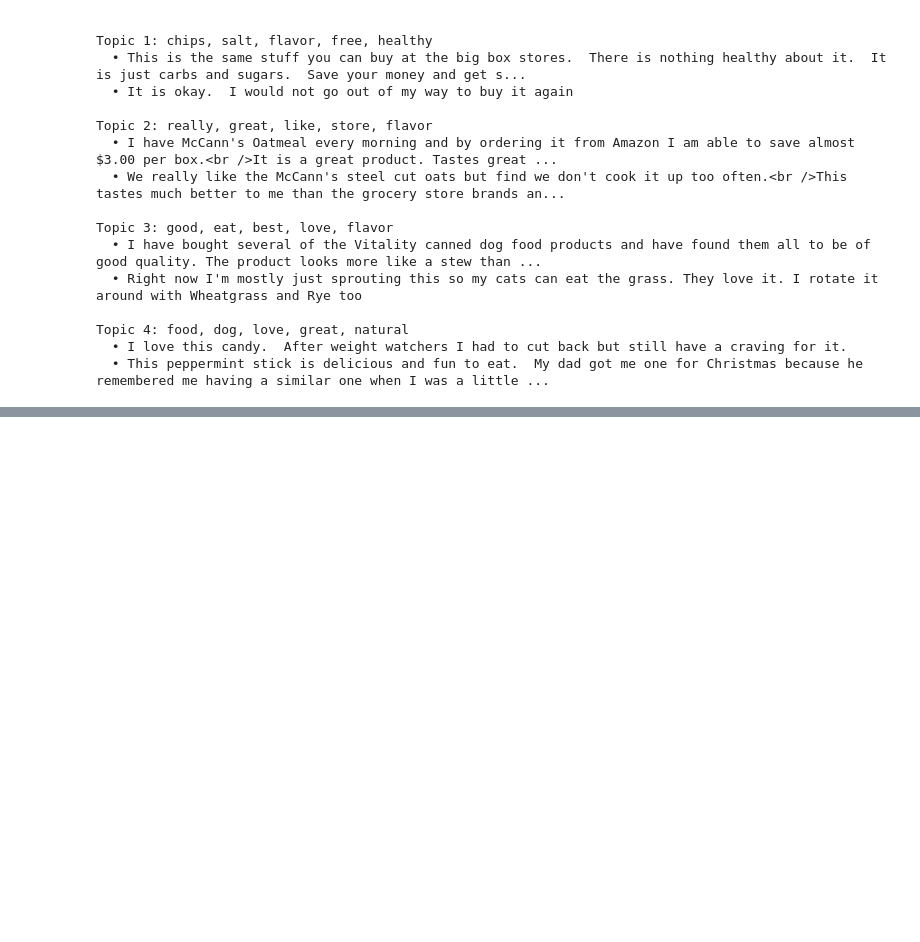
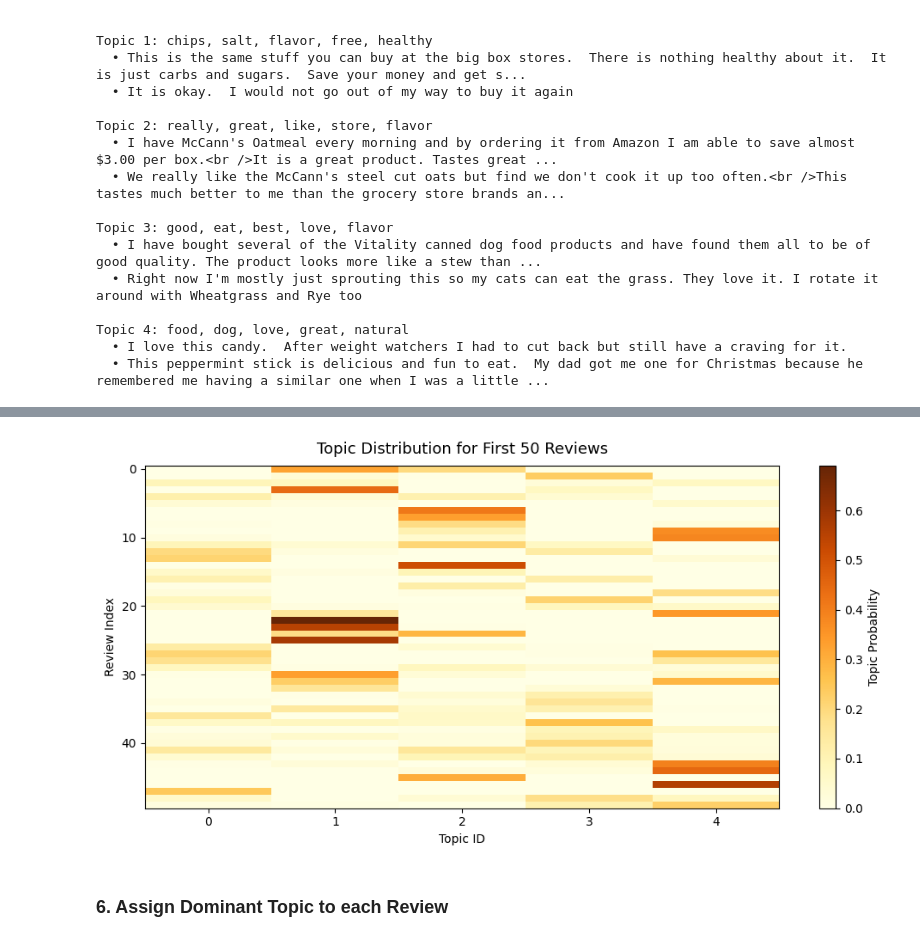
Before and after one commit to Mukhammadkodir27/NLP-Toolkit, a Jupyter notebook: 06_Topic_Modeling.ipynb, the cells around one changed output, grey strips where cells are left out. Cells and saved outputs as stored; diff of their text form; code cells hidden in the pictures; blank space fills up the shorter version.

```diff
--- a/06_Topic_Modeling.ipynb
+++ b/06_Topic_Modeling.ipynb
@@ -1098,0 +1306,16 @@ Topic 4: food, dog, love, great, natural
+# %%
+# --- (C) HEATMAP: Document-topic distribution ---
+
+plt.figure(figsize=(10, 5))
+plt.imshow(topic_values[:50], aspect='auto', cmap='YlOrBr')
+plt.colorbar(label='Topic Probability')
+plt.title("Topic Distribution for First 50 Reviews", fontsize=13, pad=10)
+plt.xlabel("Topic ID")
+plt.ylabel("Review Index")
+plt.xticks(range(number_of_topics))
+plt.tight_layout()
+plt.show()
+# %% [output]
+[figure, added]
+# %% [markdown]
+### 6. Assign Dominant Topic to each Review
```
Also changed, not shown: parts of 66 cells of this notebook.
